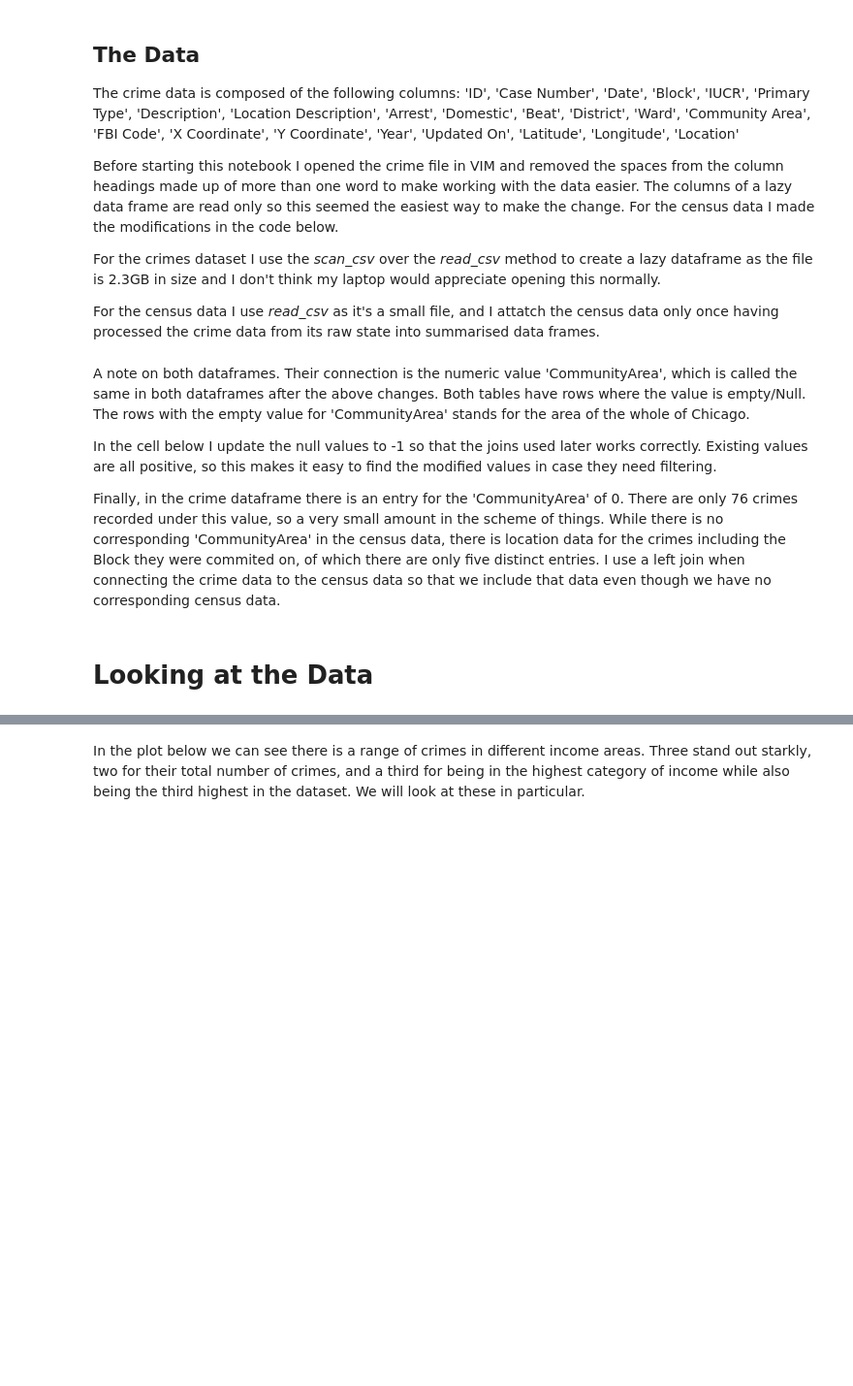
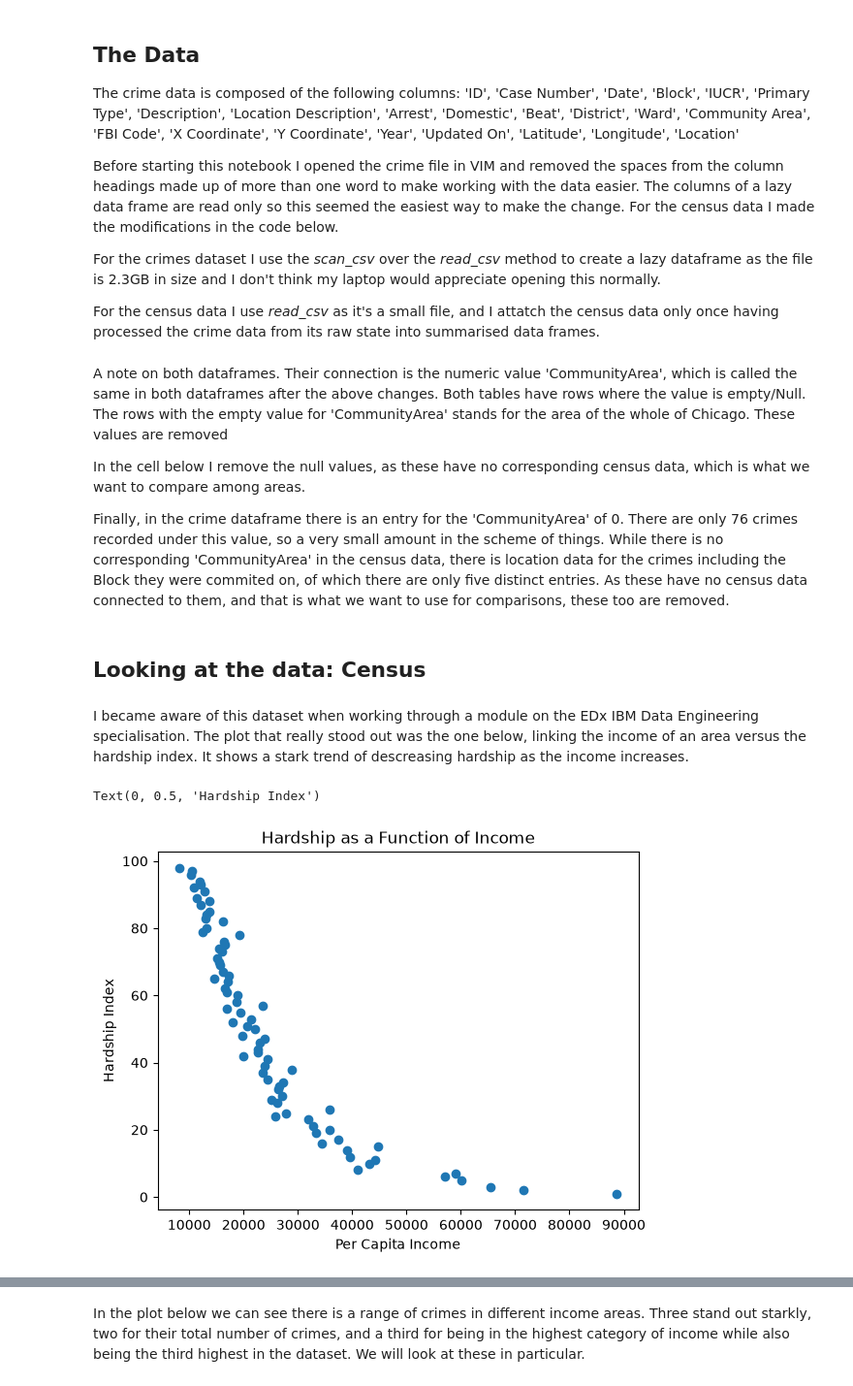
Before and after one commit to ogladr-kjarr/learning-EDA-with-Python, a Jupyter notebook: ChicagoCrimeSocioEconomicData.ipynb, the cells around one changed output, grey strips where cells are left out. Shown at 97% size. Drawn from its saved outputs; the diff is of its cells as text; code cells hidden in the pictures; blank space fills up the shorter version.

```diff
--- a/ChicagoCrimeSocioEconomicData.ipynb
+++ b/ChicagoCrimeSocioEconomicData.ipynb
@@ -42,10 +41,9 @@ census_df.columns = [
     'PerCapitaIncome',
     'HardshipIndex']
 # %% [markdown]
-A note on both dataframes. Their connection is the numeric value 'CommunityArea', which is called the same in both dataframes after the above changes. Both tables have rows where the value is empty/Null. The rows with the empty value for 'CommunityArea' stands for the area of the whole of Chicago.
+A note on both dataframes. Their connection is the numeric value 'CommunityArea', which is called the same in both dataframes after the above changes. Both tables have rows where the value is empty/Null. The rows with the empty value for 'CommunityArea' stands for the area of the whole of Chicago. These values are removed
 
-In the cell below I update the null values to -1 so that the joins used later works correctly. Existing values are all positive, so this makes it easy to find the modified values in case they need filtering.
+In the cell below I remove the null values, as these have no corresponding census data, which is what we want to compare among areas.
 
-Finally, in the crime dataframe there is an entry for the 'CommunityArea' of 0. There are only 76 crimes recorded under this value, so a very small amount in the scheme of things. While there is no corresponding 'CommunityArea' in the census data, there is location data for the crimes including the Block they were commited on, of which there are only five distinct entries.
-I use a left join when connecting the crime data to the census data so that we include that data even though we have no corresponding census data.
+Finally, in the crime dataframe there is an entry for the 'CommunityArea' of 0. There are only 76 crimes recorded under this value, so a very small amount in the scheme of things. While there is no corresponding 'CommunityArea' in the census data, there is location data for the crimes including the Block they were commited on, of which there are only five distinct entries. As these have no census data connected to them, and that is what we want to use for comparisons, these too are removed.
 # %%
@@ -87,2 +59,15 @@ enriched_count_by_area_and_type_df = count_by_type_and_area_df.join(census_df, o
 # %% [markdown]
-# Looking at the Data
+## Looking at the data: Census
+# %% [markdown]
+I became aware of this dataset when working through a module on the EDx IBM Data Engineering specialisation. The plot that really stood out was the one below, linking the income of an area versus the hardship index. It shows a stark trend of descreasing hardship as the income increases.
+# %%
+fig, ax = plt.subplots()
+ax.scatter(census_df['PerCapitaIncome'],
+            census_df['HardshipIndex'])
+
+ax.set_title("Hardship as a Function of Income")
+ax.set_xlabel("Per Capita Income")
+ax.set_ylabel("Hardship Index")
+# %% [output]
+Text(0, 0.5, 'Hardship Index')
+[figure, added]
```
Also changed, not shown: parts of 19 cells of this notebook.
